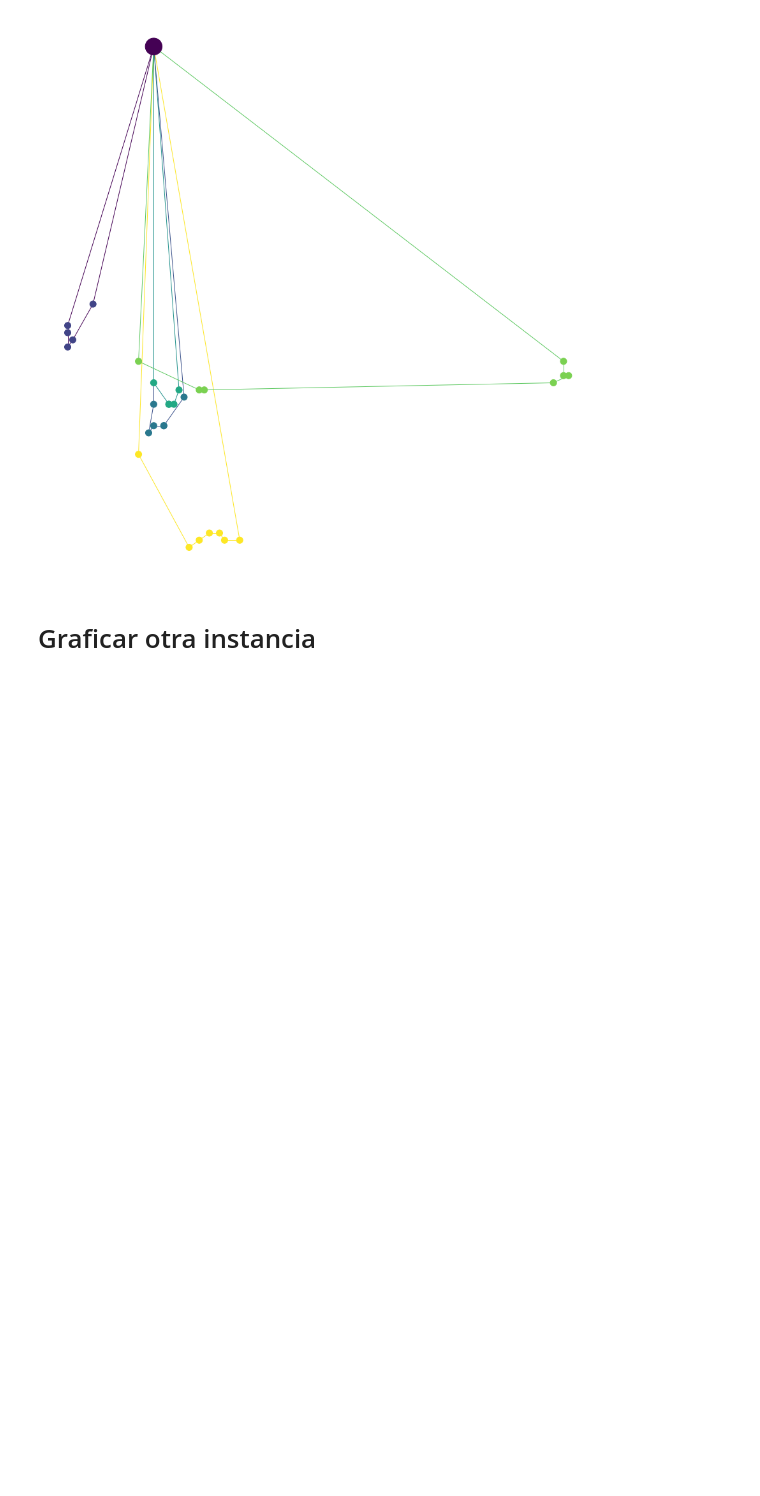
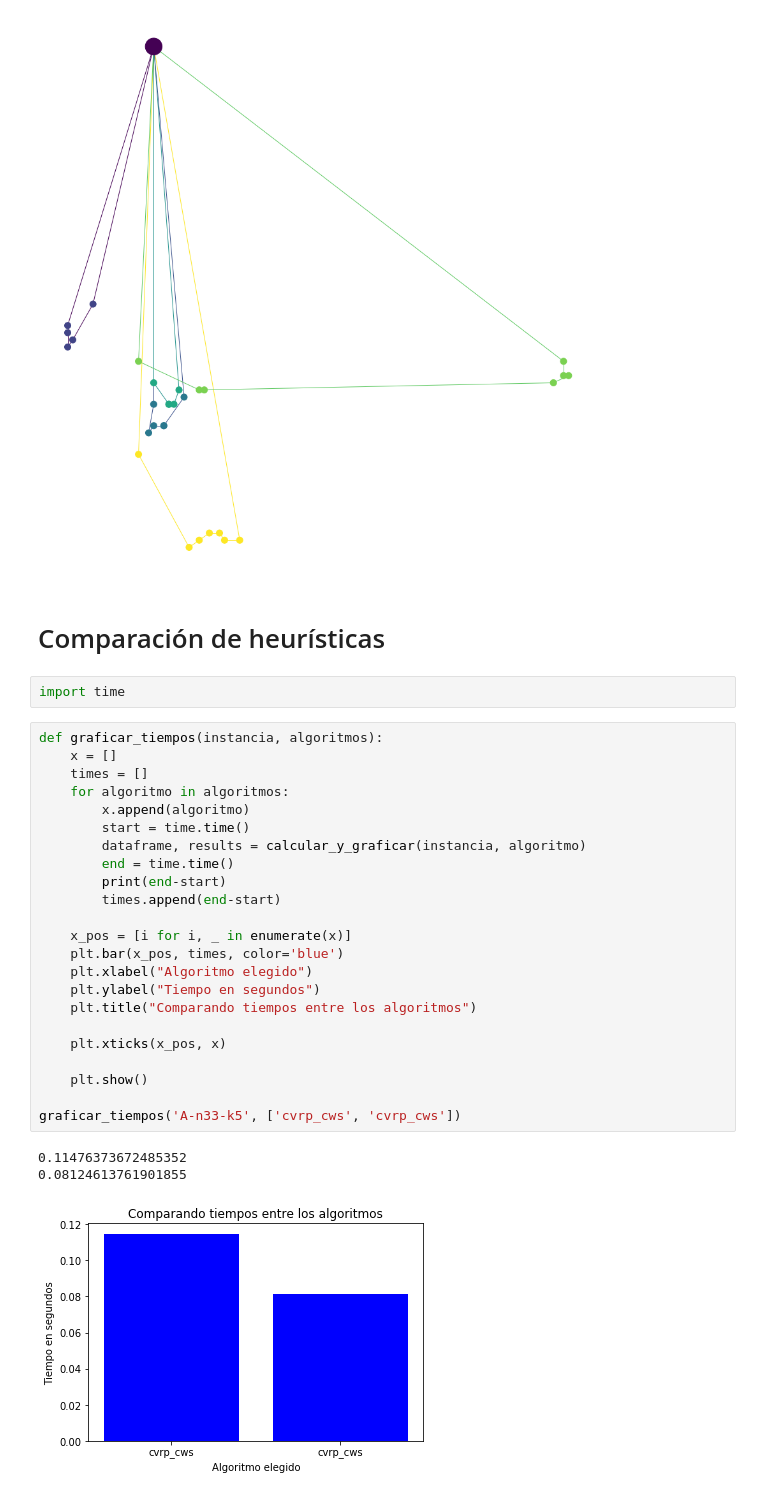
Before and after one commit to tingyingwu2010/uba-aed3-tp3-2c-2019, a Jupyter notebook: experimentacion/template_experimentación.ipynb, the cells around one changed output. Drawn from its saved outputs; the diff is of its cells as text; blank space fills up the shorter version.

Commit message:
agrego graficador de tiempos en el jupyter

```diff
--- a/experimentacion/template_experimentación.ipynb
+++ b/experimentacion/template_experimentación.ipynb
@@ -189,5 +189,34 @@ def graficarSolucion(dataframe, results):
 graficarSolucion(dataframe, results)
 # %% [output]
 [figure]
-# %% [markdown]
-# Graficar otra instancia
+# %% [markdown]
+# Comparación de heurísticas
+# %%
+import time
+# %%
+def graficar_tiempos(instancia, algoritmos):
+    x = []
+    times = []
+    for algoritmo in algoritmos:
+        x.append(algoritmo)
+        start = time.time()
+        dataframe, results = calcular_y_graficar(instancia, algoritmo)
+        end = time.time()
+        print(end-start)
+        times.append(end-start)
+
+    x_pos = [i for i, _ in enumerate(x)]
+    plt.bar(x_pos, times, color='blue')
+    plt.xlabel("Algoritmo elegido")
+    plt.ylabel("Tiempo en segundos")
+    plt.title("Comparando tiempos entre los algoritmos")
+
+    plt.xticks(x_pos, x)
+
+    plt.show()
+
+graficar_tiempos('A-n33-k5', ['cvrp_cws', 'cvrp_cws'])
+# %% [output]
+0.11476373672485352
+0.08124613761901855
+[figure, added]
```
Also changed, not shown: parts of 5 cells of this notebook.
